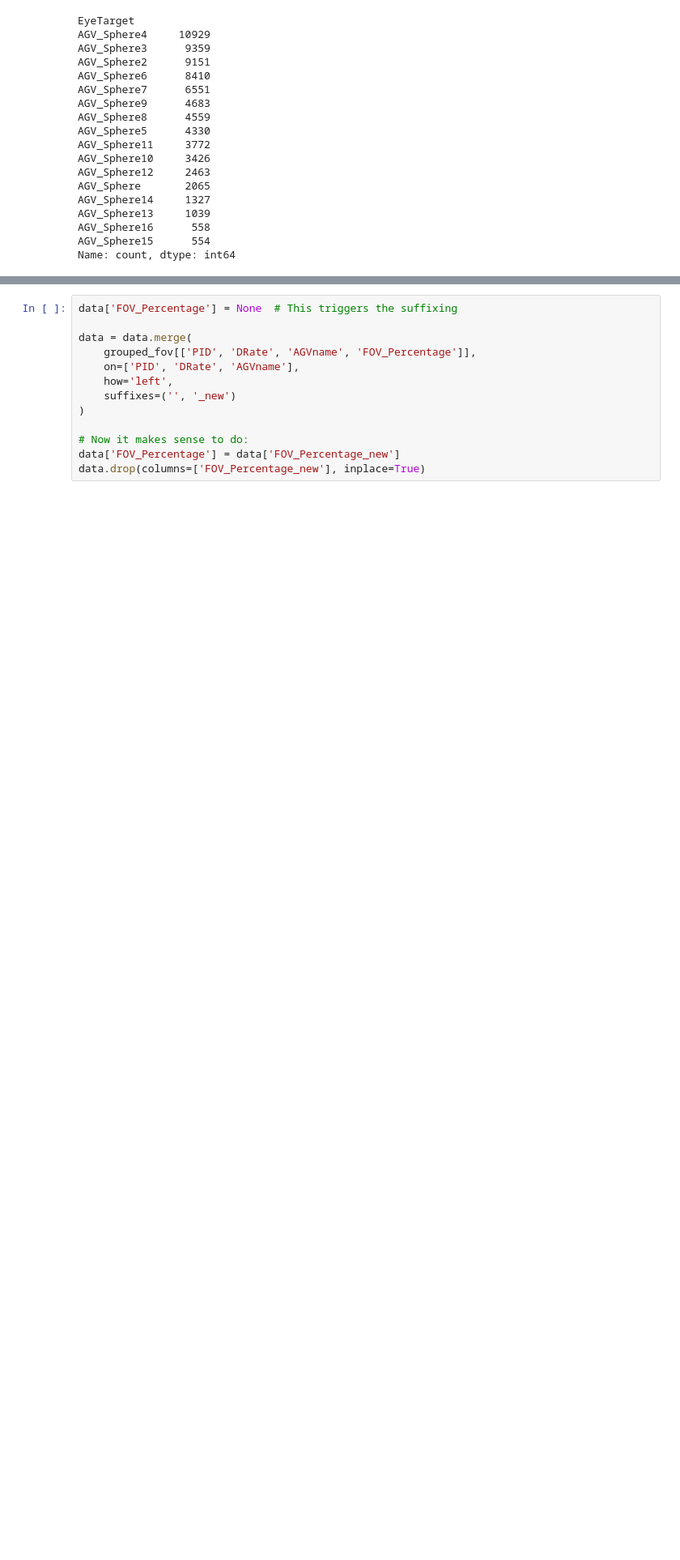
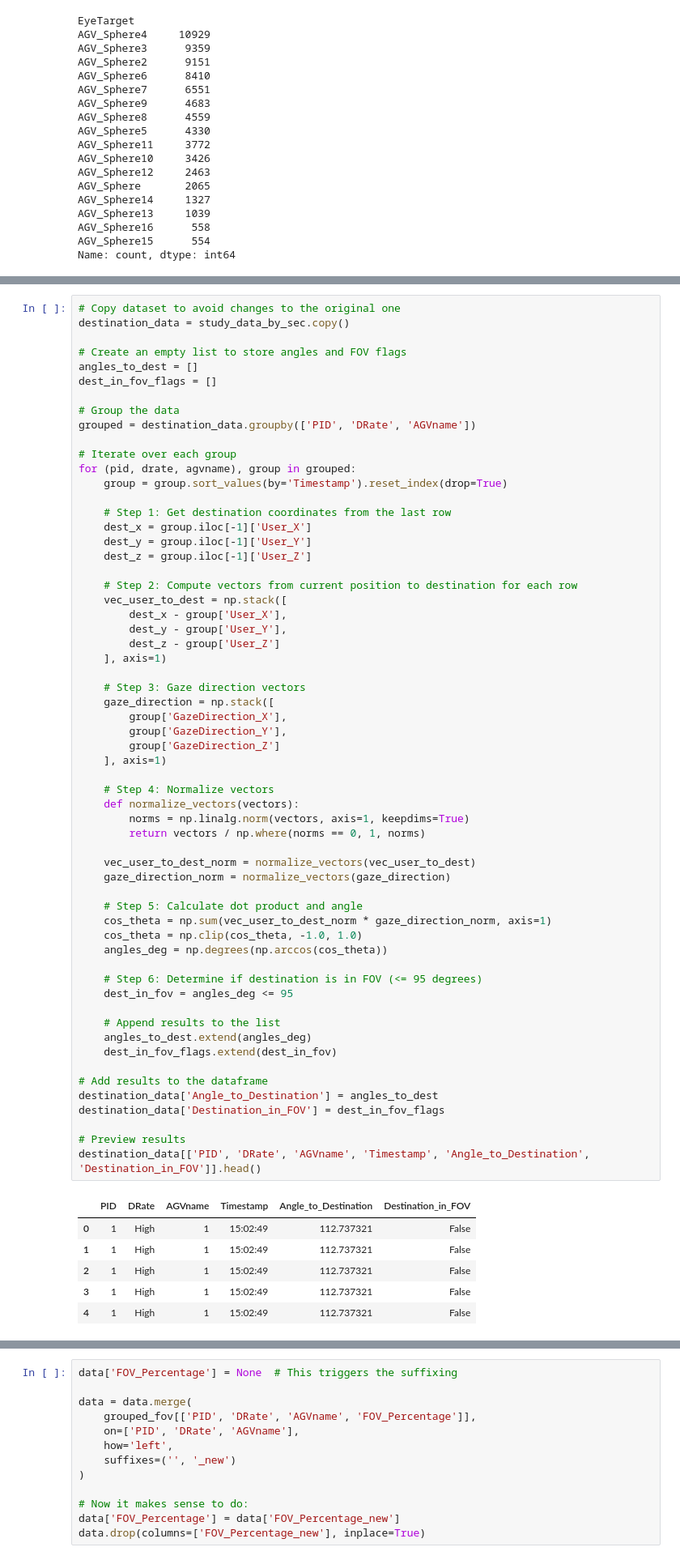
Before and after one commit to Human-centered-Interactive-Autonomy-Lab/human-agv-interaction, a Jupyter notebook: eye-tracking-analysis.ipynb, the cells around one changed output, grey strips where cells are left out. Shown: that part at 81% size. Saved outputs shown, nothing was run; the diff lists cells and outputs as text; blank space fills up the shorter version.

```diff
--- a/eye-tracking-analysis.ipynb
+++ b/eye-tracking-analysis.ipynb
@@ -379,0 +380,67 @@ Name: Gaze_Angle_Degrees, dtype: float64
+# %%
+# Copy dataset to avoid changes to the original one
+destination_data = study_data_by_sec.copy()
+
+# Create an empty list to store angles and FOV flags
+angles_to_dest = []
+dest_in_fov_flags = []
+
+# Group the data
+grouped = destination_data.groupby(['PID', 'DRate', 'AGVname'])
+
+# Iterate over each group
+for (pid, drate, agvname), group in grouped:
+    group = group.sort_values(by='Timestamp').reset_index(drop=True)
+
+    # Step 1: Get destination coordinates from the last row
+    dest_x = group.iloc[-1]['User_X']
+    dest_y = group.iloc[-1]['User_Y']
+    dest_z = group.iloc[-1]['User_Z']
+
+    # Step 2: Compute vectors from current position to destination for each row
+    vec_user_to_dest = np.stack([
+        dest_x - group['User_X'],
+        dest_y - group['User_Y'],
+        dest_z - group['User_Z']
+    ], axis=1)
+
+    # Step 3: Gaze direction vectors
+    gaze_direction = np.stack([
+        group['GazeDirection_X'],
+        group['GazeDirection_Y'],
+        group['GazeDirection_Z']
+    ], axis=1)
+
+    # Step 4: Normalize vectors
+    def normalize_vectors(vectors):
+        norms = np.linalg.norm(vectors, axis=1, keepdims=True)
+        return vectors / np.where(norms == 0, 1, norms)
+
+    vec_user_to_dest_norm = normalize_vectors(vec_user_to_dest)
+    gaze_direction_norm = normalize_vectors(gaze_direction)
+
+    # Step 5: Calculate dot product and angle
+    cos_theta = np.sum(vec_user_to_dest_norm * gaze_direction_norm, axis=1)
+    cos_theta = np.clip(cos_theta, -1.0, 1.0)
+    angles_deg = np.degrees(np.arccos(cos_theta))
+
+    # Step 6: Determine if destination is in FOV (<= 95 degrees)
+    dest_in_fov = angles_deg <= 95
+
+    # Append results to the list
+    angles_to_dest.extend(angles_deg)
+    dest_in_fov_flags.extend(dest_in_fov)
+
+# Add results to the dataframe
+destination_data['Angle_to_Destination'] = angles_to_dest
+destination_data['Destination_in_FOV'] = dest_in_fov_flags
+
+# Preview results
+destination_data[['PID', 'DRate', 'AGVname', 'Timestamp', 'Angle_to_Destination', 'Destination_in_FOV']].head()
+# %% [output]
+|  | PID | DRate | AGVname | Timestamp | Angle_to_Destination | Destination_in_FOV |
+| 0 | 1 | High | 1 | 15:02:49 | 112.737321 | False |
+| 1 | 1 | High | 1 | 15:02:49 | 112.737321 | False |
+| 2 | 1 | High | 1 | 15:02:49 | 112.737321 | False |
+| 3 | 1 | High | 1 | 15:02:49 | 112.737321 | False |
+| 4 | 1 | High | 1 | 15:02:49 | 112.737321 | False |
```
Also changed, not shown: parts of 62 cells of this notebook.
